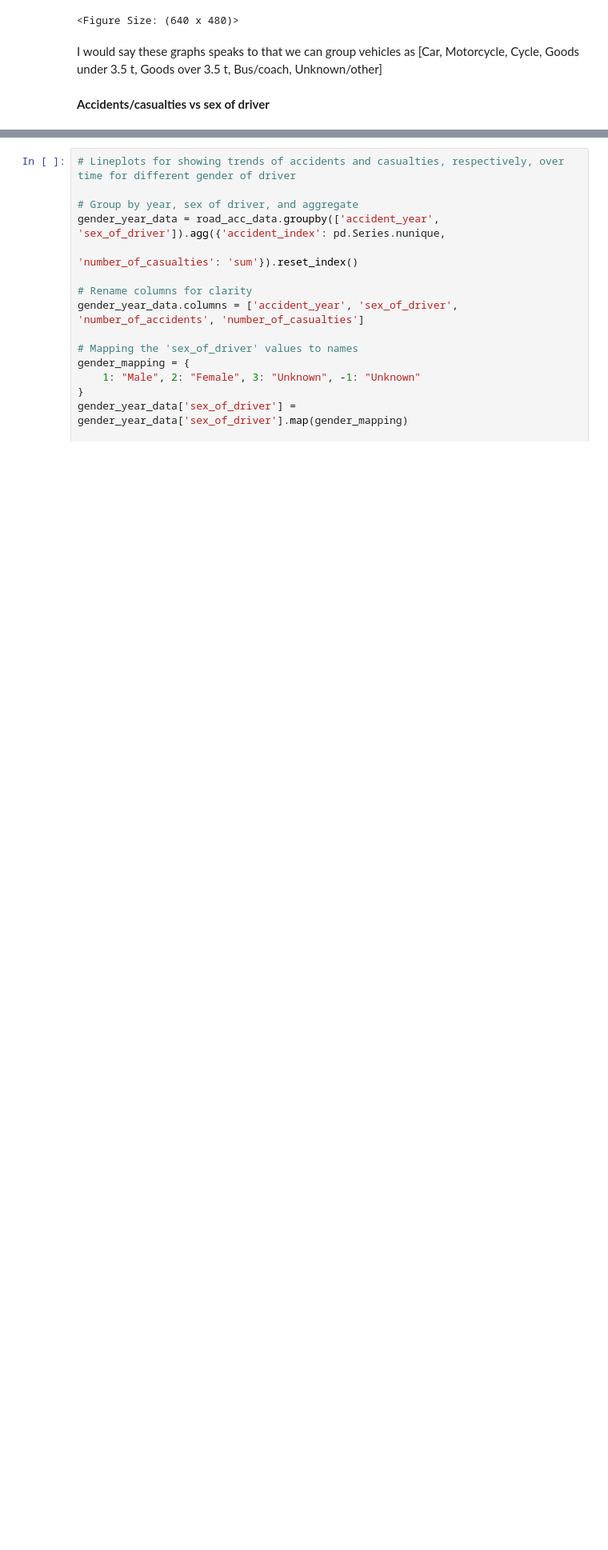
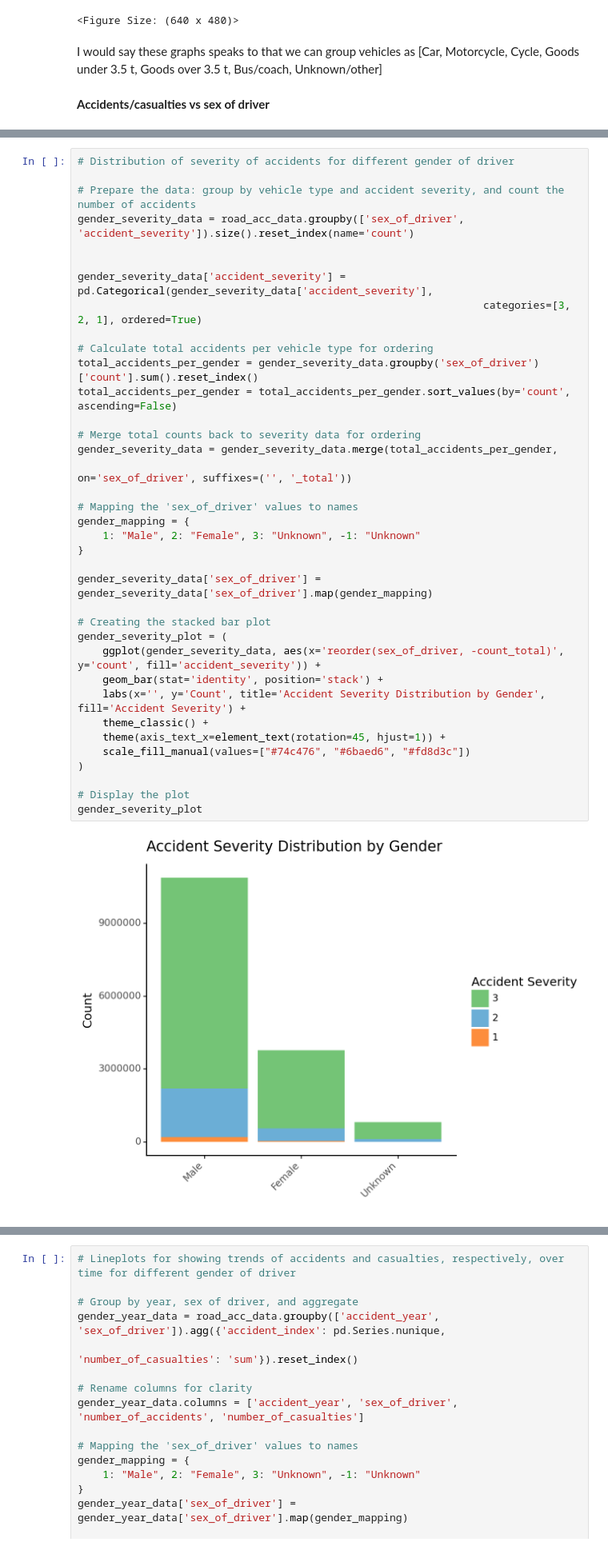
Before and after one commit to nikolaymoshenskiy/IDS-UK-road-accidents, a Jupyter notebook: LM_visualisation.ipynb, the cells around one changed output, grey strips where cells are left out. Shown: that part at 80% size. Drawn from its saved outputs; the diff is of its cells as text; blank space fills up the shorter version.

Commit message:
Add code for visualisation of accident severity distribution by gender of driver

```diff
--- a/LM_visualisation.ipynb
+++ b/LM_visualisation.ipynb
@@ -243,3 +242,42 @@ gender_plot
 # %% [output]
 [figure]
 <Figure Size: (640 x 480)>
+# %%
+# Distribution of severity of accidents for different gender of driver
+
+# Prepare the data: group by vehicle type and accident severity, and count the number of accidents
+gender_severity_data = road_acc_data.groupby(['sex_of_driver', 'accident_severity']).size().reset_index(name='count')
+
+
+gender_severity_data['accident_severity'] = pd.Categorical(gender_severity_data['accident_severity'],
+                                                                 categories=[3, 2, 1], ordered=True)
+
+# Calculate total accidents per vehicle type for ordering
+total_accidents_per_gender = gender_severity_data.groupby('sex_of_driver')['count'].sum().reset_index()
+total_accidents_per_gender = total_accidents_per_gender.sort_values(by='count', ascending=False)
+
+# Merge total counts back to severity data for ordering
+gender_severity_data = gender_severity_data.merge(total_accidents_per_gender,
+                                                              on='sex_of_driver', suffixes=('', '_total'))
+
+# Mapping the 'sex_of_driver' values to names
+gender_mapping = {
+    1: "Male", 2: "Female", 3: "Unknown", -1: "Unknown"
+}
+
+gender_severity_data['sex_of_driver'] = gender_severity_data['sex_of_driver'].map(gender_mapping)
+
+# Creating the stacked bar plot
+gender_severity_plot = (
+    ggplot(gender_severity_data, aes(x='reorder(sex_of_driver, -count_total)', y='count', fill='accident_severity')) +
+    geom_bar(stat='identity', position='stack') +
+    labs(x='', y='Count', title='Accident Severity Distribution by Gender', fill='Accident Severity') +
+    theme_classic() +
+    theme(axis_text_x=element_text(rotation=45, hjust=1)) +
+    scale_fill_manual(values=["#74c476", "#6baed6", "#fd8d3c"])
+)
+
+# Display the plot
+gender_severity_plot
+# %% [output]
+[figure, added]
```
Also changed, not shown: parts of 3 cells of this notebook.
